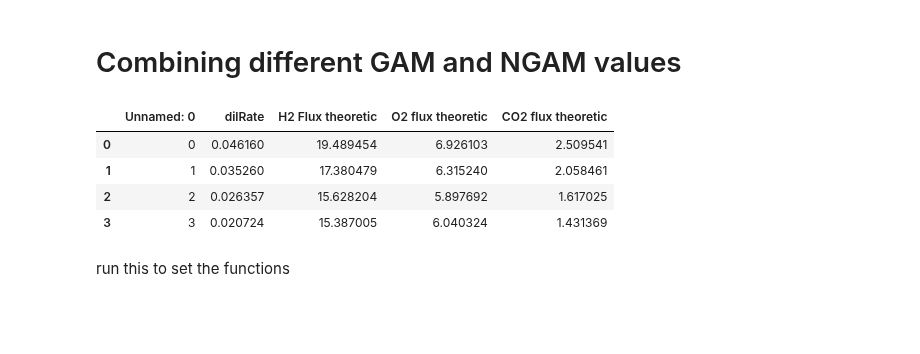
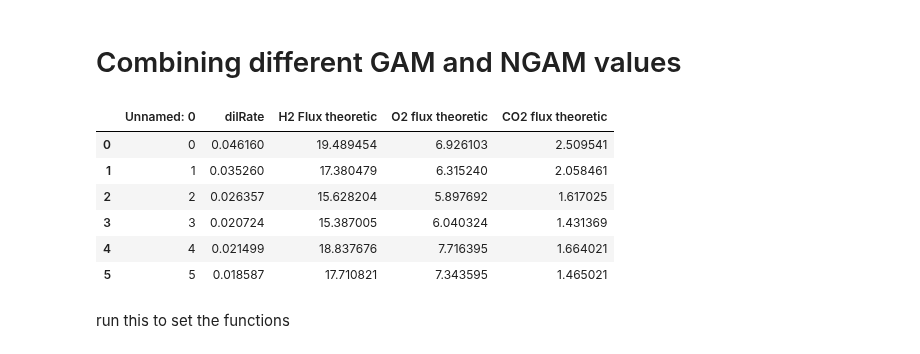
Before and after one commit to AzizBenA/iABA974_SoF1_GEM, a Jupyter notebook: Scripts/NGAM_GAM_manipulation.ipynb, the cells around one changed output. Drawn from its saved outputs; the diff is of its cells as text; code cells hidden in the pictures; blank space fills up the shorter version.

```diff
--- a/Scripts/NGAM_GAM_manipulation.ipynb
+++ b/Scripts/NGAM_GAM_manipulation.ipynb
@@ -305,16 +308,18 @@ reaction.bounds = 9.27, 1000.0
 # Combining different GAM and NGAM values
 # %%
 #file_path ='C:\\Users\\adam-1y9pxi6q95ggpmx\\Documents\\PhD\\10-19 Research\\11 Data\\11.03 Fluxes values\\plot_data - Copy.xlsx'
-file_path ='data/240823_growth_data.xlsx'
+file_path ='../Data/240823_growth_data.xlsx'
 excel_data = pd.read_excel(file_path)
-excel_data = excel_data.drop([4,5])
+#excel_data = excel_data.drop([4,5])
 excel_data
 # %% [output]
 |  | Unnamed: 0 | dilRate | H2 Flux theoretic | O2 flux theoretic | CO2 flux theoretic |
 | 0 | 0 | 0.046160 | 19.489454 | 6.926103 | 2.509541 |
 | 1 | 1 | 0.035260 | 17.380479 | 6.315240 | 2.058461 |
 | 2 | 2 | 0.026357 | 15.628204 | 5.897692 | 1.617025 |
 | 3 | 3 | 0.020724 | 15.387005 | 6.040324 | 1.431369 |
+| 4 | 4 | 0.021499 | 18.837676 | 7.716395 | 1.664021 |
+| 5 | 5 | 0.018587 | 17.710821 | 7.343595 | 1.465021 |
 # %% [markdown]
 run this to set the functions
 # %%
```
Also changed, not shown: parts of 7 cells of this notebook.
